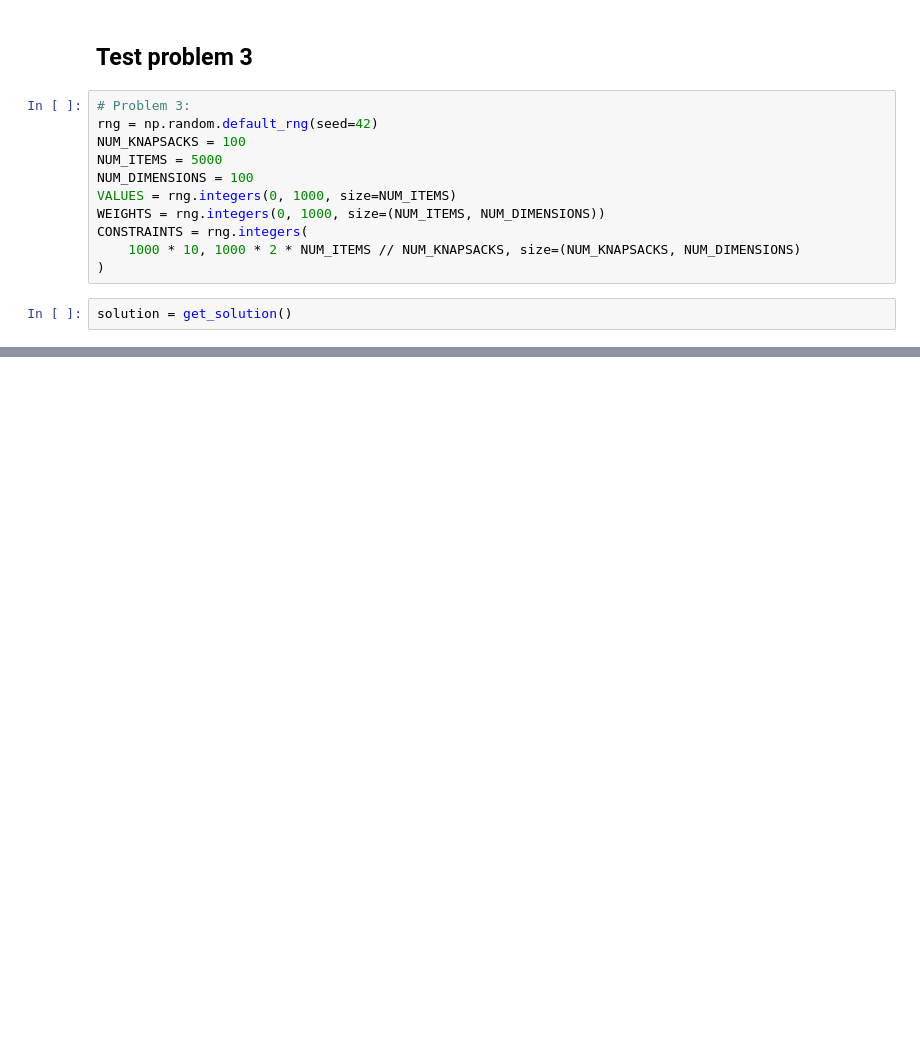
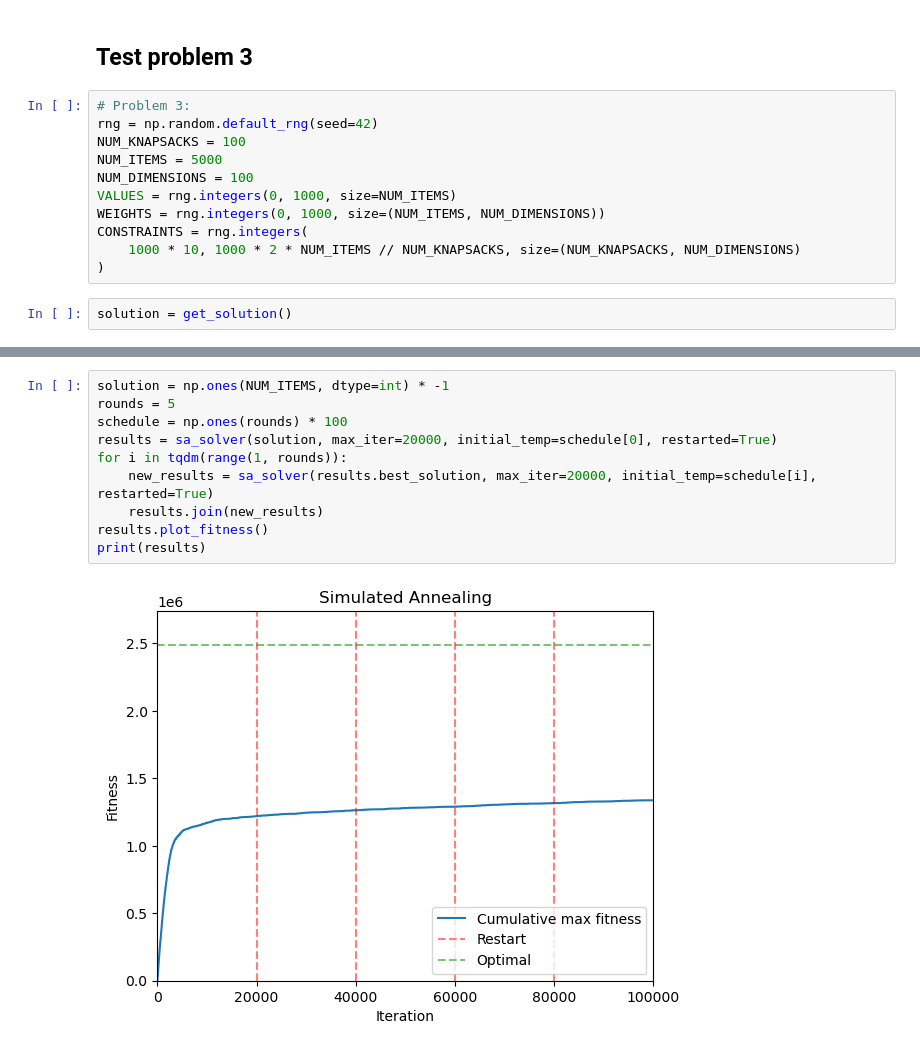
Before and after one commit to aleperlo/CI2025_lab1, a Jupyter notebook: knapsack.ipynb, the cells around one changed output, grey strips where cells are left out. Drawn from its saved outputs; the diff is of its cells as text; blank space fills up the shorter version.

```diff
--- a/knapsack.ipynb
+++ b/knapsack.ipynb
@@ -374,0 +370,12 @@ Best Fitness: 1304953
+# %%
+solution = np.ones(NUM_ITEMS, dtype=int) * -1
+rounds = 5
+schedule = np.ones(rounds) * 100
+results = sa_solver(solution, max_iter=20000, initial_temp=schedule[0], restarted=True)
+for i in tqdm(range(1, rounds)):
+    new_results = sa_solver(results.best_solution, max_iter=20000, initial_temp=schedule[i], restarted=True)
+    results.join(new_results)
+results.plot_fitness()
+print(results)
+# %% [output]
+[figure, added]
```
Also changed, not shown: parts of 11 cells of this notebook.
